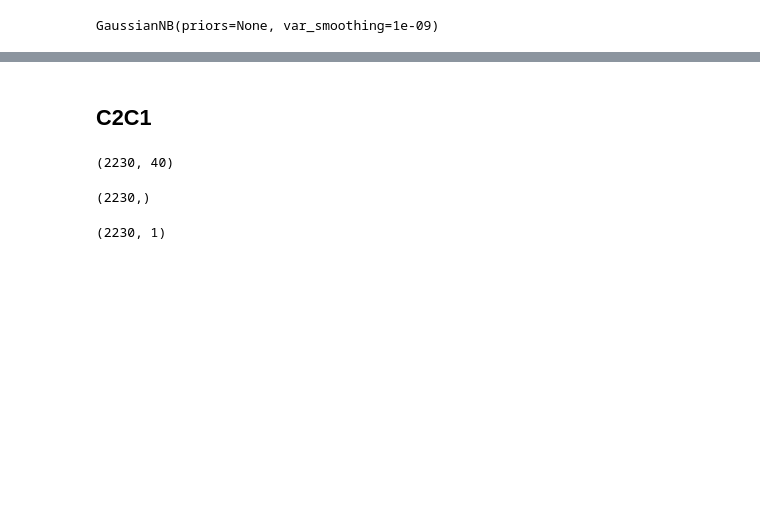
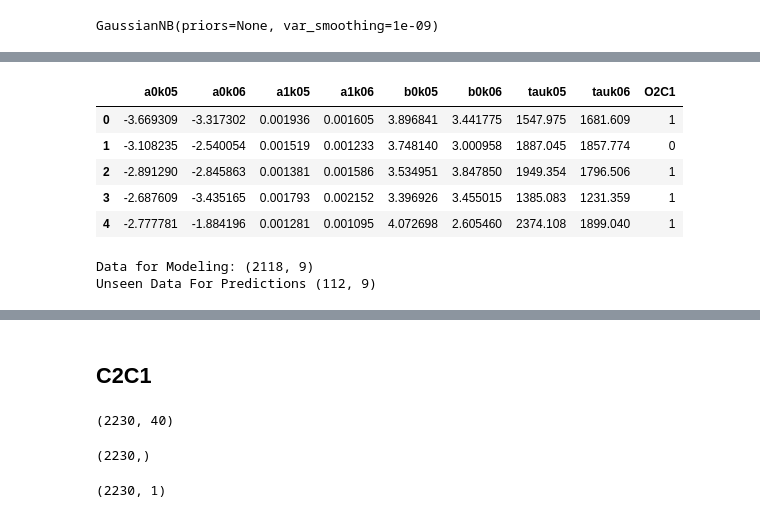
Before and after one commit to Redwoods/kpy-group, a Jupyter notebook: kia10y02models_Zeros.ipynb, the cells around one changed output, grey strips where cells are left out. Cells and saved outputs as stored; diff of their text form; code cells hidden in the pictures; blank space fills up the shorter version.

```diff
--- a/kia10y02models_Zeros.ipynb
+++ b/kia10y02models_Zeros.ipynb
@@ -387,0 +431,4 @@ GaussianNB(priors=None, var_smoothing=1e-09)
+# %%
+idx56 = [4,5,14,15,24,25,34,35]
+df_dataset01_arr56 = df_dataset01_arr[:,idx56]
+df_dataset01_arr56.shape
@@ -387,0 +437,5 @@ GaussianNB(priors=None, var_smoothing=1e-09)
+# %%
+# np.concatenate((first, second), axis=1)
+# df_target01_arr = df_target01_arr[:,np.newaxis]
+df_dataset = np.concatenate((df_dataset01_arr56, df_target01_arr), axis=1)
+df_dataset.shape
@@ -387,0 +444,4 @@ GaussianNB(priors=None, var_smoothing=1e-09)
+# %%
+idx56columns = [i+7 for i in idx56]
+df_dataset = pd.DataFrame(df_dataset, columns=list(df.columns[idx56columns])+list(['O2C1'])) #, inplace=True)
+df_dataset.shape,df_dataset.head()
@@ -387,0 +458,4 @@ GaussianNB(priors=None, var_smoothing=1e-09)
+# %%
+# df = df.astype({"a": int, "b": complex})
+df_dataset = df_dataset.astype({'O2C1': int})
+df_dataset.info()
@@ -387,0 +479,19 @@ GaussianNB(priors=None, var_smoothing=1e-09)
+# %%
+df_dataset.head()
+# %% [output]
+|  | a0k05 | a0k06 | a1k05 | a1k06 | b0k05 | b0k06 | tauk05 | tauk06 | O2C1 |
+| 0 | -3.669309 | -3.317302 | 0.001936 | 0.001605 | 3.896841 | 3.441775 | 1547.975 | 1681.609 | 1 |
+| 1 | -3.108235 | -2.540054 | 0.001519 | 0.001233 | 3.748140 | 3.000958 | 1887.045 | 1857.774 | 0 |
+| 2 | -2.891290 | -2.845863 | 0.001381 | 0.001586 | 3.534951 | 3.847850 | 1949.354 | 1796.506 | 1 |
+| 3 | -2.687609 | -3.435165 | 0.001793 | 0.002152 | 3.396926 | 3.455015 | 1385.083 | 1231.359 | 1 |
+| 4 | -2.777781 | -1.884196 | 0.001281 | 0.001095 | 4.072698 | 2.605460 | 2374.108 | 1899.040 | 1 |
+# %%
+data = df_dataset.sample(frac=0.95, random_state=786)
+data_unseen = df_dataset.drop(data.index).reset_index(drop=True)
+data.reset_index(drop=True, inplace=True)
+
+print('Data for Modeling: ' + str(data.shape))
+print('Unseen Data For Predictions ' + str(data_unseen.shape))
+# %% [output]
+Data for Modeling: (2118, 9)
+Unseen Data For Predictions (112, 9)
```
Also changed, not shown: parts of 12 cells of this notebook.
